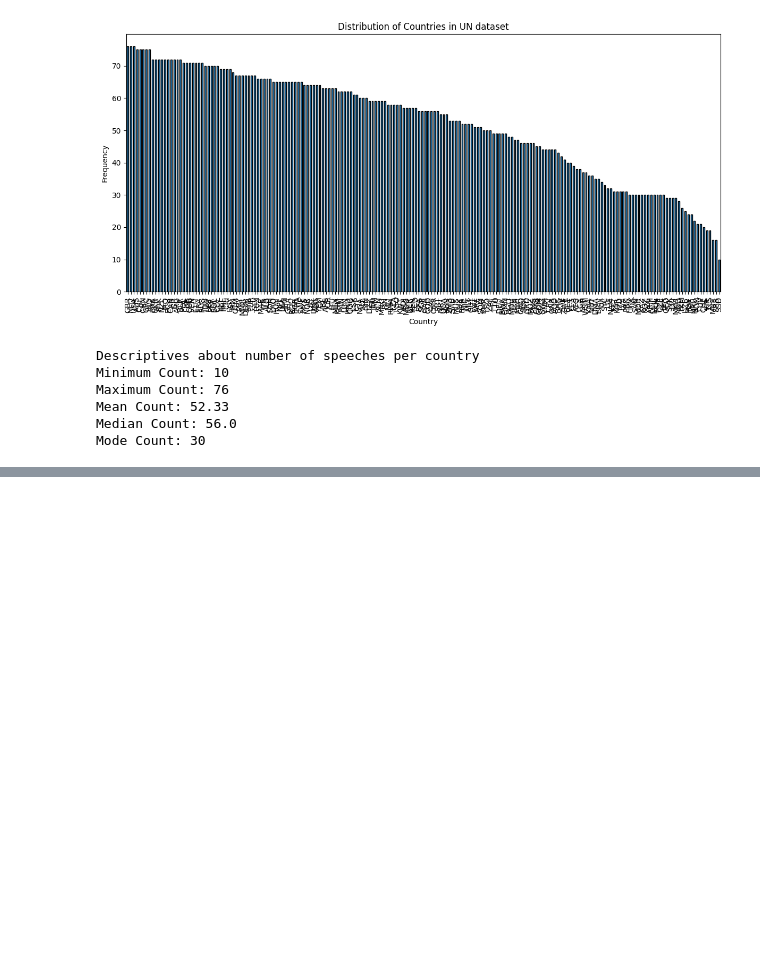
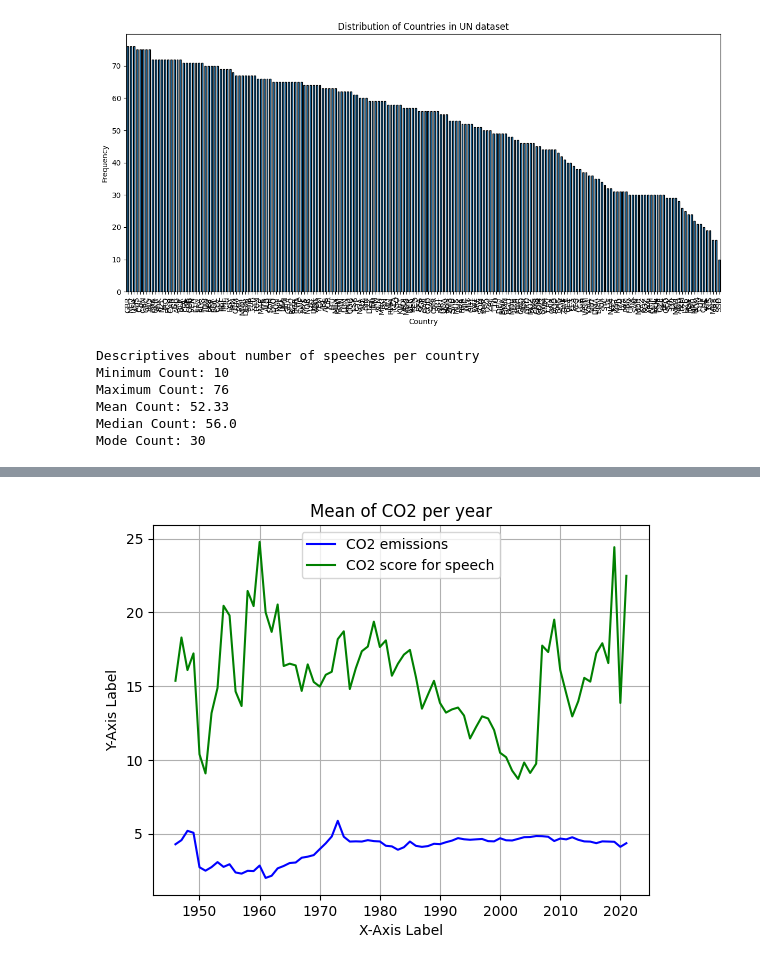
Before and after one commit to JuliusHuizing/fundamentals_of_data_science_shared, a Jupyter notebook: main.ipynb, the cells around one changed output, grey strips where cells are left out. Saved outputs shown, nothing was run; the diff lists cells and outputs as text; code cells hidden in the pictures; blank space fills up the shorter version.

```diff
--- a/main.ipynb
+++ b/main.ipynb
@@ -289,0 +402,27 @@ Mode Count: 30
+# %%
+import matplotlib.pyplot as plt
+
+result_mean = df_score.groupby('Year')[['Total', 'CO2_score']].mean()
+
+# Sample data for multiple lines
+x_values = result_mean.index
+y_values1 = result_mean['Total']  # Data for the first line
+y_values2 = result_mean['CO2_score']  # Data for the second line
+
+# Plot multiple lines
+plt.plot(x_values, y_values1, color='blue', label='CO2 emissions')
+plt.plot(x_values, y_values2, color='green', label='CO2 score for speech')
+
+# Add labels and title
+plt.xlabel('X-Axis Label')
+plt.ylabel('Y-Axis Label')
+plt.title('Mean of CO2 per year')
+
+# Add legend
+plt.legend()
+
+# Show the plot
+plt.grid(True)
+plt.show()
+# %% [output]
+[figure, added]
```
Also changed, not shown: parts of 22 cells of this notebook.
